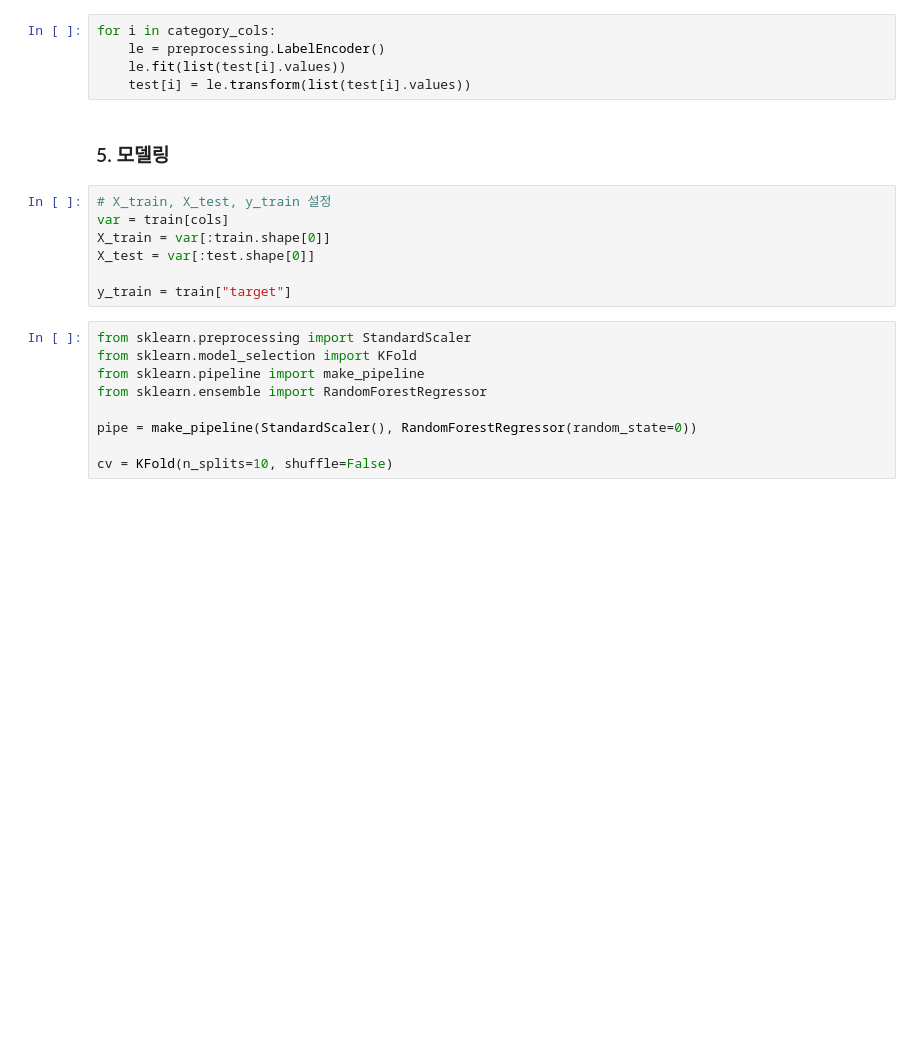
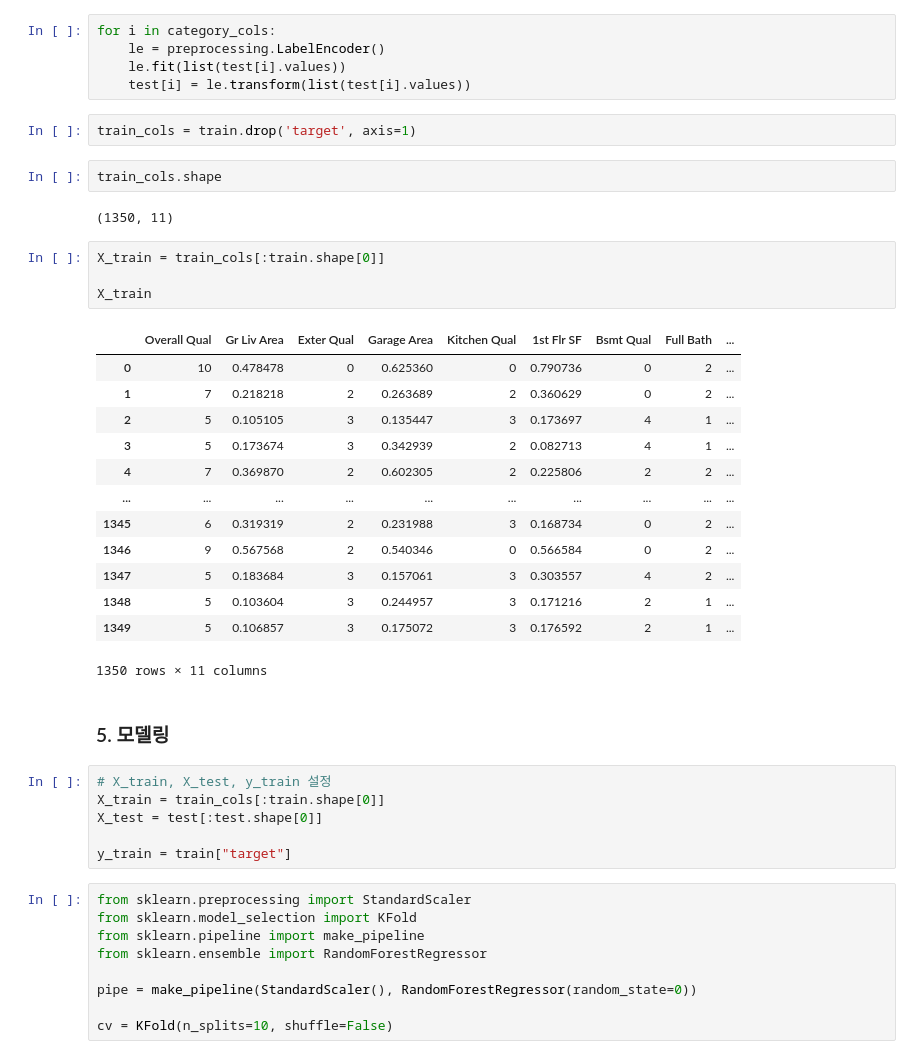
Before and after one commit to Han-Archives/Colab, a Jupyter notebook: 집값_예측.ipynb, the cells around one changed output. Cells and saved outputs as stored; diff of their text form; blank space fills up the shorter version.

```diff
--- a/집값_예측.ipynb
+++ b/집값_예측.ipynb
@@ -265,13 +261,36 @@ for i in category_cols:
     le = preprocessing.LabelEncoder()
     le.fit(list(test[i].values))
     test[i] = le.transform(list(test[i].values))
+# %%
+train_cols = train.drop('target', axis=1)
+# %%
+train_cols.shape
+# %% [output]
+(1350, 11)
+# %%
+X_train = train_cols[:train.shape[0]]
+
+X_train
+# %% [output]
+|  | Overall Qual | Gr Liv Area | Exter Qual | Garage Area | Kitchen Qual | 1st Flr SF | Bsmt Qual | Full Bath | ... |
+| 0 | 10 | 0.478478 | 0 | 0.625360 | 0 | 0.790736 | 0 | 2 | ... |
+| 1 | 7 | 0.218218 | 2 | 0.263689 | 2 | 0.360629 | 0 | 2 | ... |
+| 2 | 5 | 0.105105 | 3 | 0.135447 | 3 | 0.173697 | 4 | 1 | ... |
+| 3 | 5 | 0.173674 | 3 | 0.342939 | 2 | 0.082713 | 4 | 1 | ... |
+| 4 | 7 | 0.369870 | 2 | 0.602305 | 2 | 0.225806 | 2 | 2 | ... |
+| ... | ... | ... | ... | ... | ... | ... | ... | ... | ... |
+| 1345 | 6 | 0.319319 | 2 | 0.231988 | 3 | 0.168734 | 0 | 2 | ... |
+| 1346 | 9 | 0.567568 | 2 | 0.540346 | 0 | 0.566584 | 0 | 2 | ... |
+| 1347 | 5 | 0.183684 | 3 | 0.157061 | 3 | 0.303557 | 4 | 2 | ... |
+| 1348 | 5 | 0.103604 | 3 | 0.244957 | 3 | 0.171216 | 2 | 1 | ... |
+| 1349 | 5 | 0.106857 | 3 | 0.175072 | 3 | 0.176592 | 2 | 1 | ... |
+1350 rows × 11 columns
 # %% [markdown]
 ### 5. 모델링
 # %%
 # X_train, X_test, y_train 설정
-var = train[cols]
-X_train = var[:train.shape[0]]
-X_test = var[:test.shape[0]]
+X_train = train_cols[:train.shape[0]]
+X_test = test[:test.shape[0]]
 
 y_train = train["target"]
 # %%
```
Also changed, not shown: parts of 17 cells of this notebook.
